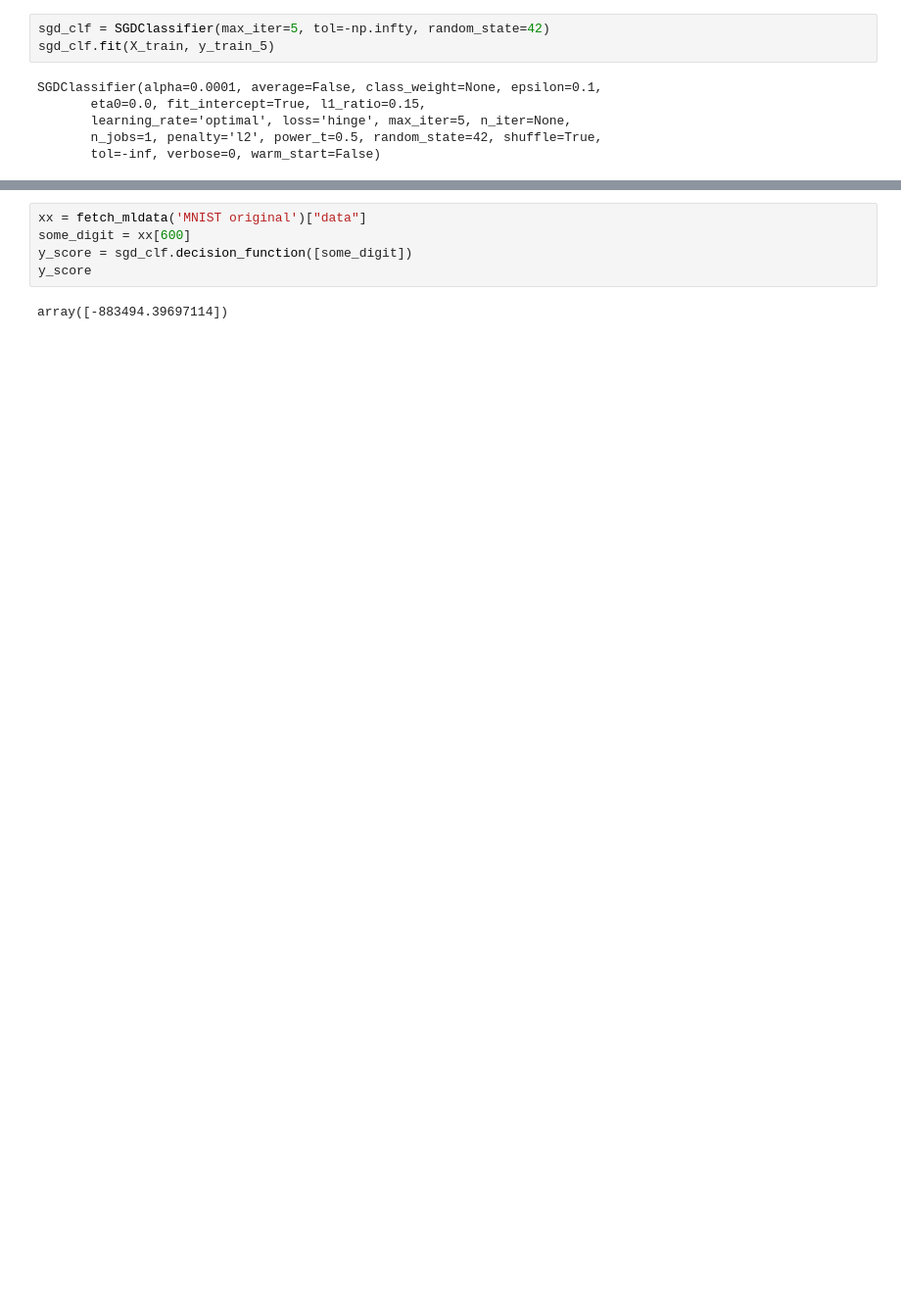
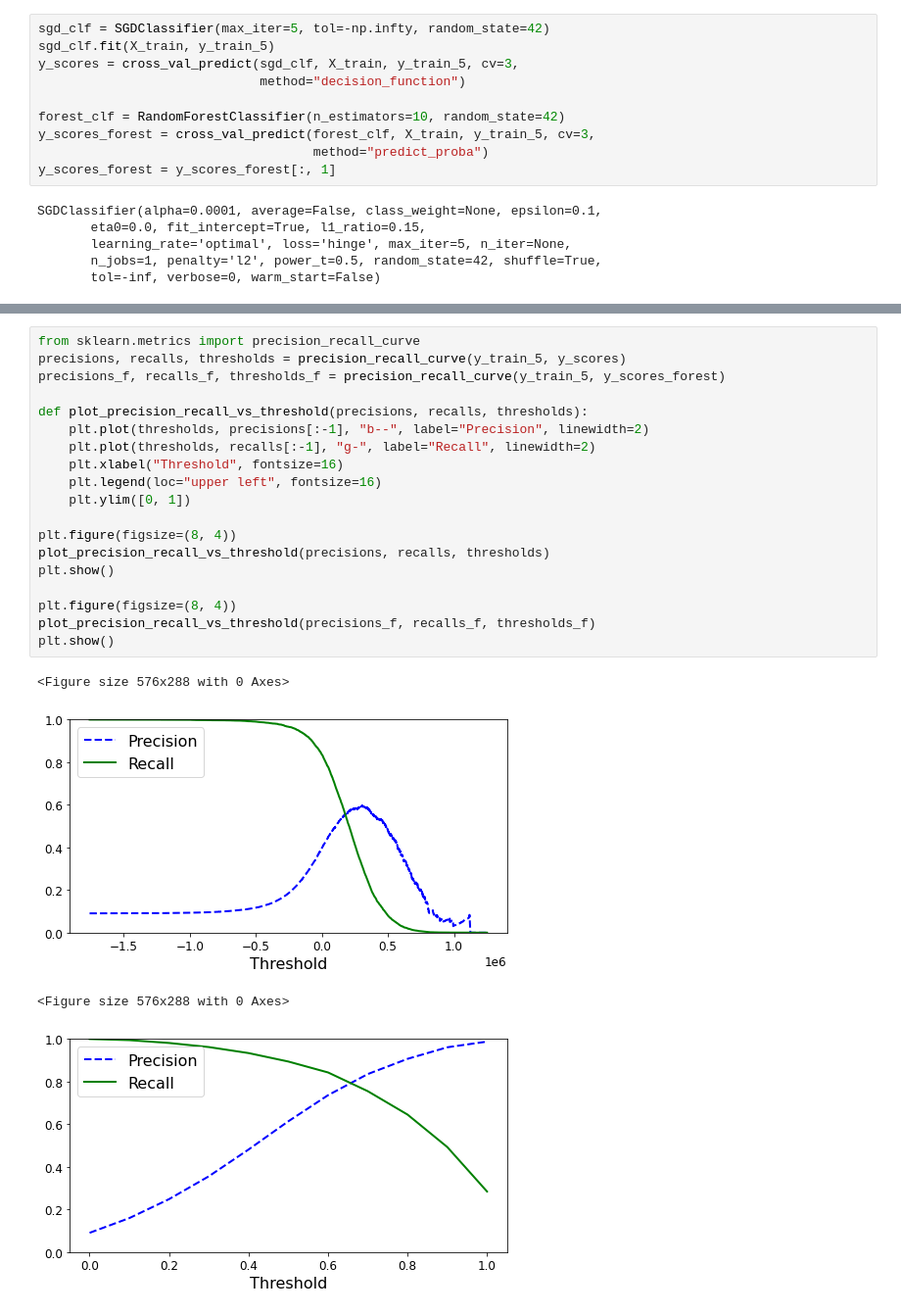
Before and after one commit to rumblefish615/analyze, a Jupyter notebook: handson-ml-master/analyze/chapter3.ipynb, the cells around one changed output, grey strips where cells are left out. Shown at 98% size. Drawn from its saved outputs; the diff is of its cells as text; blank space fills up the shorter version.

```diff
--- a/handson-ml-master/analyze/chapter3.ipynb
+++ b/handson-ml-master/analyze/chapter3.ipynb
@@ -75,6 +56,13 @@ dtype: int64
 # %%
 sgd_clf = SGDClassifier(max_iter=5, tol=-np.infty, random_state=42)
 sgd_clf.fit(X_train, y_train_5)
+y_scores = cross_val_predict(sgd_clf, X_train, y_train_5, cv=3,
+                             method="decision_function")
+
+forest_clf = RandomForestClassifier(n_estimators=10, random_state=42)
+y_scores_forest = cross_val_predict(forest_clf, X_train, y_train_5, cv=3,
+                                    method="predict_proba")
+y_scores_forest = y_scores_forest[:, 1]
 # %% [output]
 SGDClassifier(alpha=0.0001, average=False, class_weight=None, epsilon=0.1,
        eta0=0.0, fit_intercept=True, l1_ratio=0.15,
@@ -105,7 +103,24 @@ array([[47700,  6879],
-# %%
-xx = fetch_mldata('MNIST original')["data"]
-some_digit = xx[600]
-y_score = sgd_clf.decision_function([some_digit])
-y_score
-# %% [output]
-array([-883494.39697114])
+# %%
+from sklearn.metrics import precision_recall_curve
+precisions, recalls, thresholds = precision_recall_curve(y_train_5, y_scores)
+precisions_f, recalls_f, thresholds_f = precision_recall_curve(y_train_5, y_scores_forest)
+
+def plot_precision_recall_vs_threshold(precisions, recalls, thresholds):
+    plt.plot(thresholds, precisions[:-1], "b--", label="Precision", linewidth=2)
+    plt.plot(thresholds, recalls[:-1], "g-", label="Recall", linewidth=2)
+    plt.xlabel("Threshold", fontsize=16)
+    plt.legend(loc="upper left", fontsize=16)
+    plt.ylim([0, 1])
+
+plt.figure(figsize=(8, 4))
+plot_precision_recall_vs_threshold(precisions, recalls, thresholds)
+plt.show()
+
+plt.figure(figsize=(8, 4))
+plot_precision_recall_vs_threshold(precisions_f, recalls_f, thresholds_f)
+plt.show()
+# %% [output]
+<Figure size 576x288 with 0 Axes>
+[figure, added]
+<Figure size 576x288 with 0 Axes>
+[figure, added]
```
Also changed, not shown: parts of 10 cells of this notebook.
